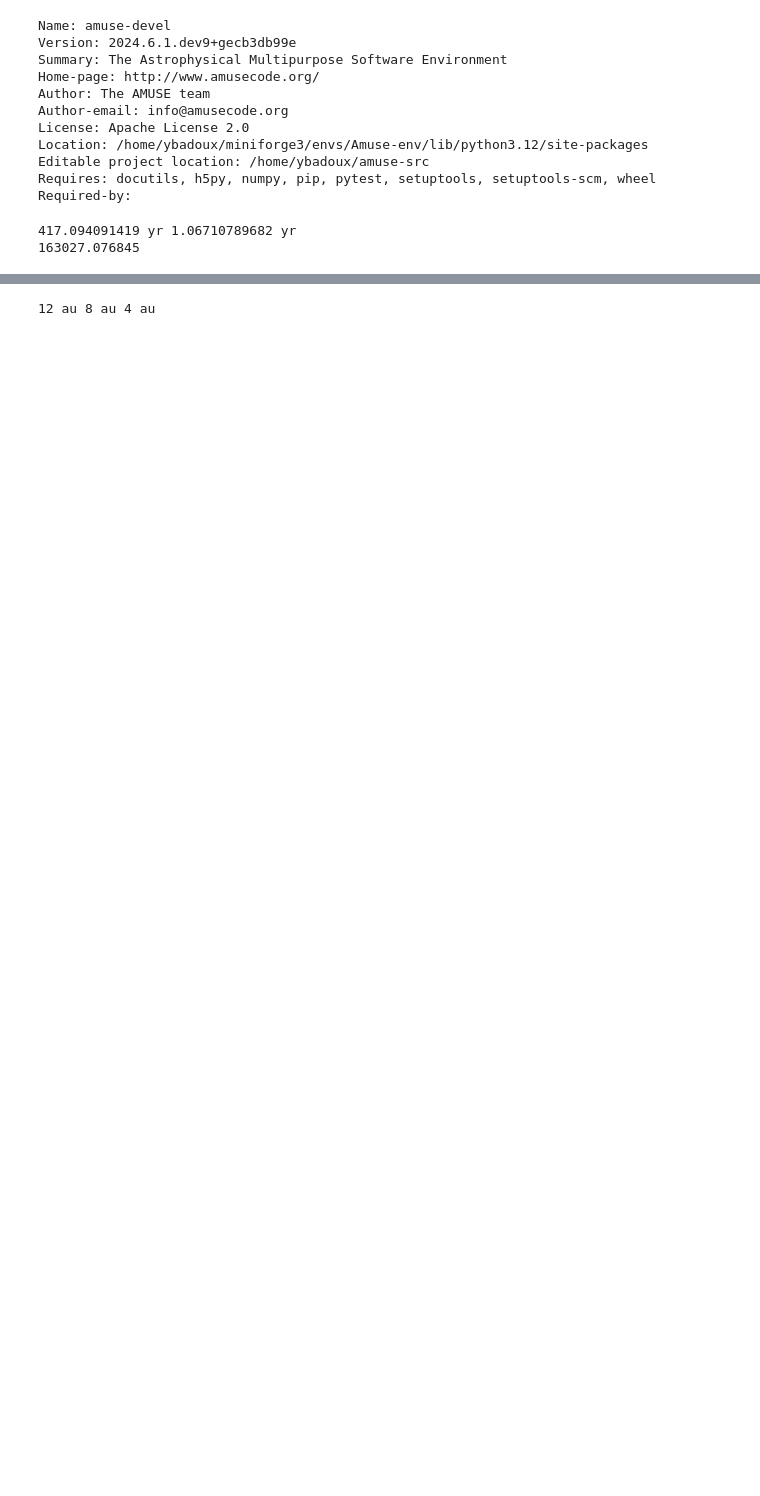
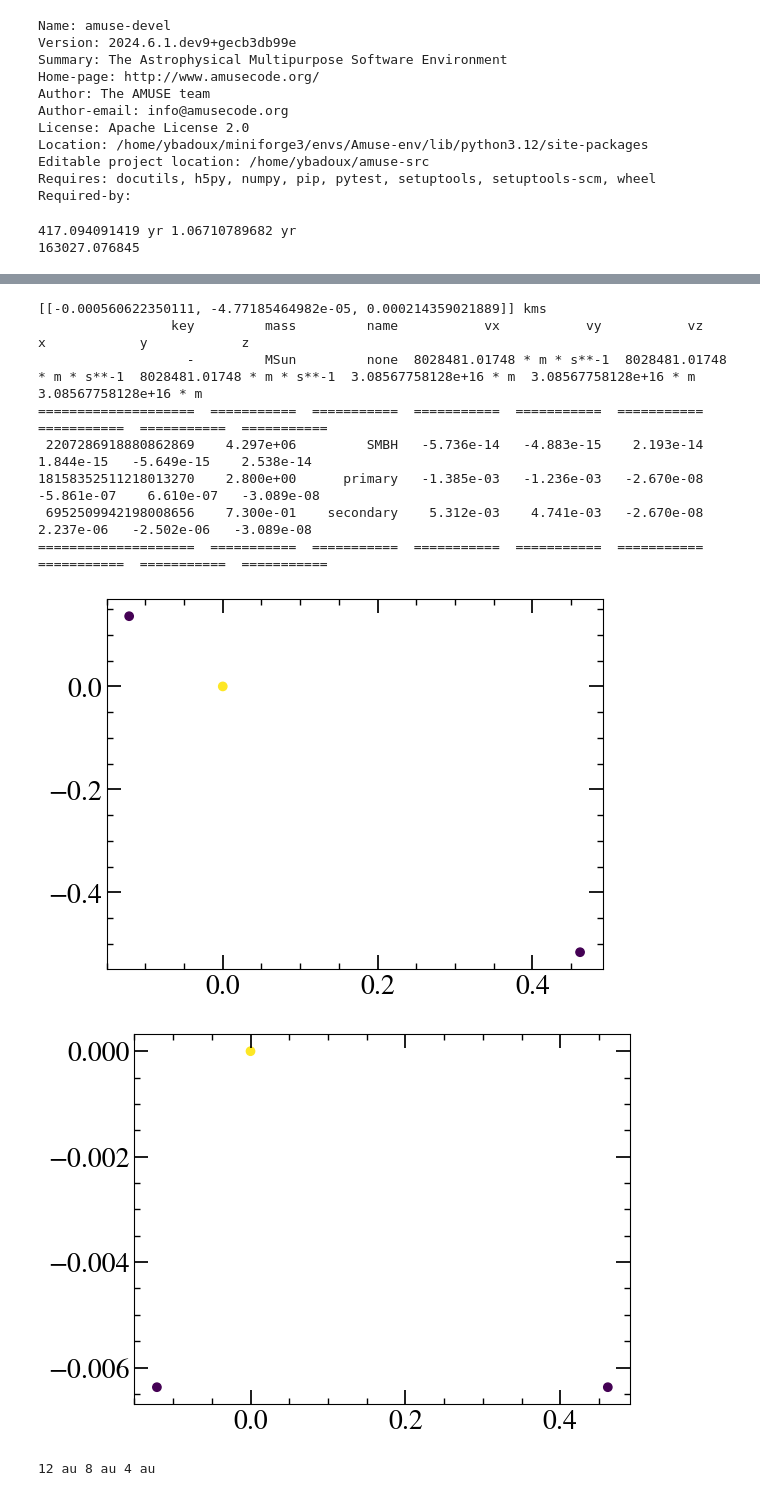
Before and after one commit to LucasPouw/amuse-KL, a Jupyter notebook: hydro_disk_test.ipynb, the cells around one changed output, grey strips where cells are left out. Cells and saved outputs as stored; diff of their text form; code cells hidden in the pictures; blank space fills up the shorter version.

```diff
--- a/hydro_disk_test.ipynb
+++ b/hydro_disk_test.ipynb
@@ -152,3 +112,52 @@ print(smbh_and_binary)
+# %%
+binary, smbh = generate_binaries(PRIMARY_MASS+SECONDARY_MASS,
+                                 SMBH_MASS,
+                                 SMBH_ORBITAL_RADIUS,
+                                 eccentricity = SMBH_ECCENTRICITY,
+                                 true_anomaly =  1.5 | units.rad,
+                                 inclination = BINARY_INCLINATION)
+
+smbh.name = 'SMBH'
+print(smbh.velocity.in_(units.kms))
+
+primary, secondary = generate_binaries(PRIMARY_MASS,
+                                        SECONDARY_MASS,
+                                        BINARY_SEPARATION,
+                                        eccentricity=BINARY_ECCENTRICITY,
+                                        true_anomaly=0 | units.rad, # fixed value for reproducibility
+                                        inclination = 0 | units.rad,
+                                        argument_of_periapsis=BINARY_PERIAPSE)
+binary_com_velocity = (constants.G * smbh.mass / SMBH_ORBITAL_RADIUS).sqrt()
+
+primary.name = 'primary'
+secondary.name = 'secondary'
+
+smbh_and_binary = Particles(0)
+
+smbh_and_binary.add_particle(smbh)
+smbh_and_binary.add_particle(primary)
+smbh_and_binary.add_particle(secondary)
+
+smbh_and_binary.move_to_center()
+
+print(smbh_and_binary)
+
+plt.scatter(smbh_and_binary.x.value_in(units.AU), smbh_and_binary.y.value_in(units.AU), c = smbh_and_binary.mass.value_in(units.Msun))
+plt.show()
+
+plt.scatter(smbh_and_binary.x.value_in(units.AU), smbh_and_binary.z.value_in(units.AU), c = smbh_and_binary.mass.value_in(units.Msun))
+plt.show()
+# %% [output]
+[[-0.000560622350111, -4.77185464982e-05, 0.000214359021889]] kms
+                 key         mass         name           vx           vy           vz            x            y            z
+                   -         MSun         none  8028481.01748 * m * s**-1  8028481.01748 * m * s**-1  8028481.01748 * m * s**-1  3.08567758128e+16 * m  3.08567758128e+16 * m  3.08567758128e+16 * m
+====================  ===========  ===========  ===========  ===========  ===========  ===========  ===========  ===========
+ 2207286918880862869    4.297e+06         SMBH   -5.736e-14   -4.883e-15    2.193e-14    1.844e-15   -5.649e-15    2.538e-14
+18158352511218013270    2.800e+00      primary   -1.385e-03   -1.236e-03   -2.670e-08   -5.861e-07    6.610e-07   -3.089e-08
+ 6952509942198008656    7.300e-01    secondary    5.312e-03    4.741e-03   -2.670e-08    2.237e-06   -2.502e-06   -3.089e-08
+====================  ===========  ===========  ===========  ===========  ===========  ===========  ===========  ===========
+[figure, added]
+[figure, added]
 # %%
 from amuse.ext.protodisk import ProtoPlanetaryDisk
 
```
Also changed, not shown: parts of 2 cells of this notebook.
